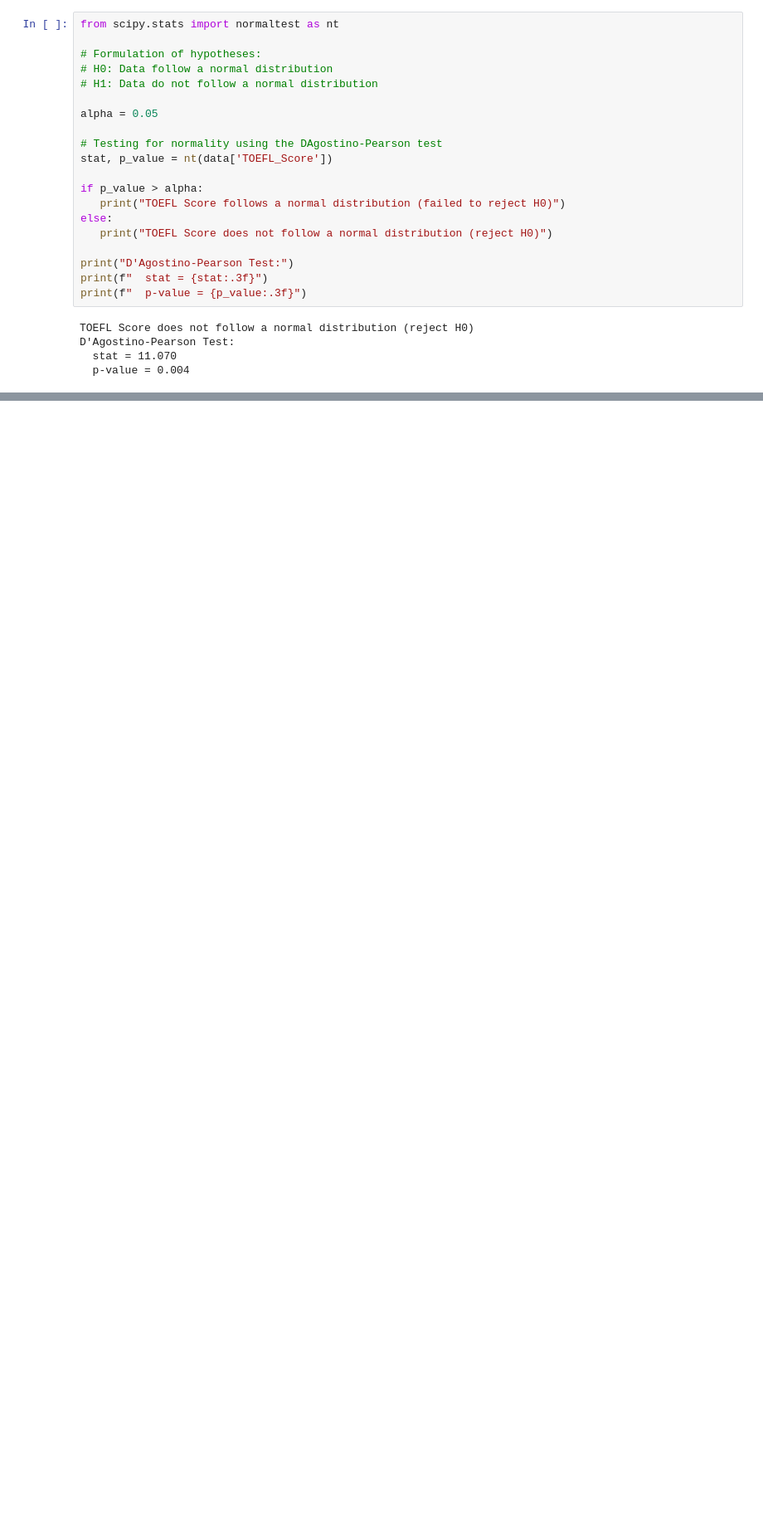
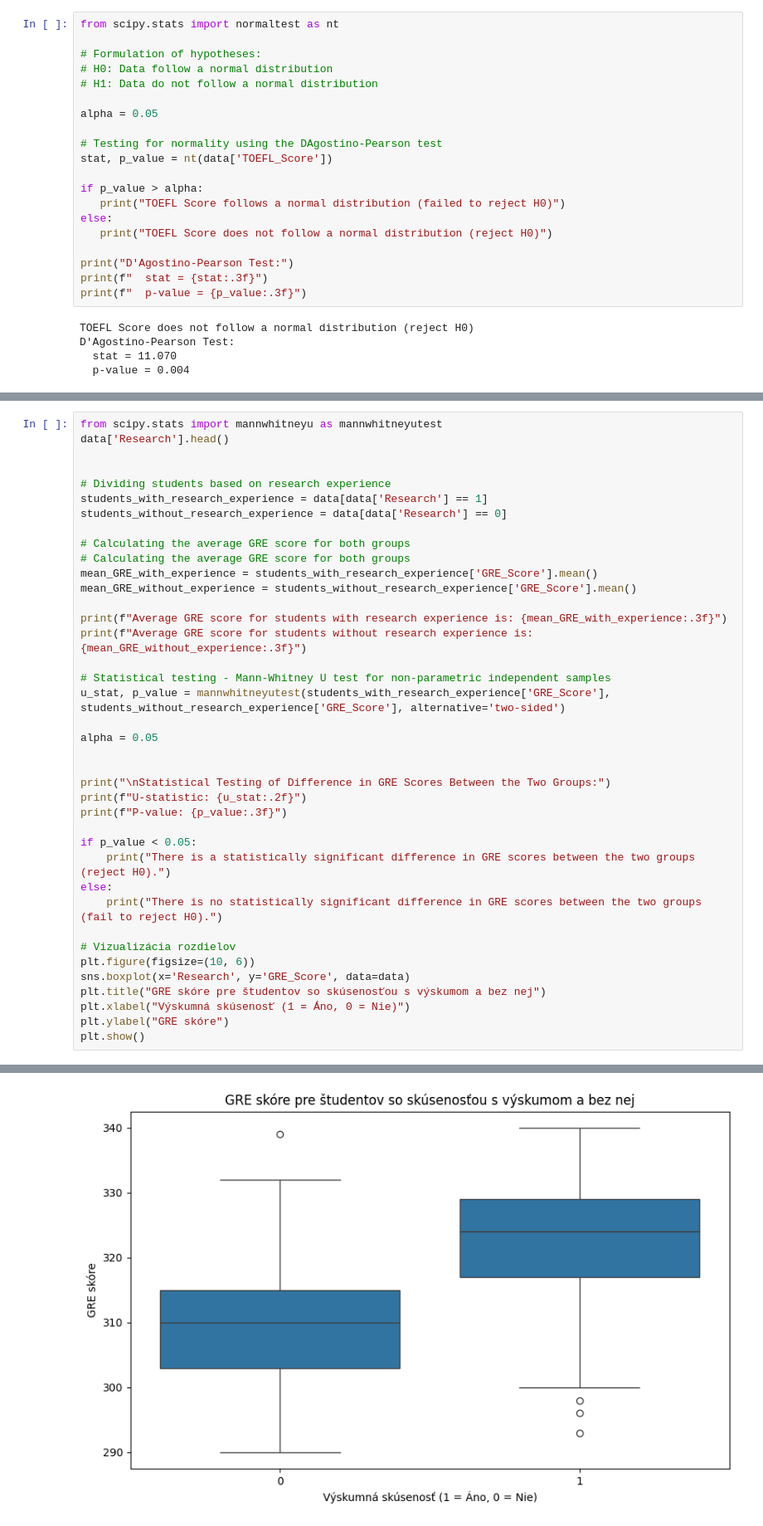
Before and after one commit to MrsPomodoro/04-06-2024_Python-for-Data-Science, a Jupyter notebook: homework_one/implementation/homework.ipynb, the cells around one changed output, grey strips where cells are left out. Shown at 83% size. Cells and saved outputs as stored; diff of their text form; blank space fills up the shorter version.

Commit message:
using  MannWhintney U test to compare the GRE scores based on research experience

```diff
--- a/homework_one/implementation/homework.ipynb
+++ b/homework_one/implementation/homework.ipynb
@@ -144,0 +162,40 @@ D'Agostino-Pearson Test:
+# %%
+from scipy.stats import mannwhitneyu as mannwhitneyutest
+data['Research'].head()
+
+
+# Dividing students based on research experience
+students_with_research_experience = data[data['Research'] == 1]
+students_without_research_experience = data[data['Research'] == 0]
+
+# Calculating the average GRE score for both groups
+# Calculating the average GRE score for both groups
+mean_GRE_with_experience = students_with_research_experience['GRE_Score'].mean()
+mean_GRE_without_experience = students_without_research_experience['GRE_Score'].mean()
+
+print(f"Average GRE score for students with research experience is: {mean_GRE_with_experience:.3f}")
+print(f"Average GRE score for students without research experience is: {mean_GRE_without_experience:.3f}")
+
+# Statistical testing - Mann-Whitney U test for non-parametric independent samples
+u_stat, p_value = mannwhitneyutest(students_with_research_experience['GRE_Score'], students_without_research_experience['GRE_Score'], alternative='two-sided')
+
+alpha = 0.05
+
+
+print("\nStatistical Testing of Difference in GRE Scores Between the Two Groups:")
+print(f"U-statistic: {u_stat:.2f}")
+print(f"P-value: {p_value:.3f}")
+
+if p_value < 0.05:
+    print("There is a statistically significant difference in GRE scores between the two groups (reject H0).")
+else:
+    print("There is no statistically significant difference in GRE scores between the two groups (fail to reject H0).")
+
+# Vizualizácia rozdielov
+plt.figure(figsize=(10, 6))
+sns.boxplot(x='Research', y='GRE_Score', data=data)
+plt.title("GRE skóre pre študentov so skúsenosťou s výskumom a bez nej")
+plt.xlabel("Výskumná skúsenosť (1 = Áno, 0 = Nie)")
+plt.ylabel("GRE skóre")
+plt.show()
+# %% [output]
@@ -144,0 +209 @@ D'Agostino-Pearson Test:
+[figure, added]
```
Also changed, not shown: parts of 3 cells of this notebook.
